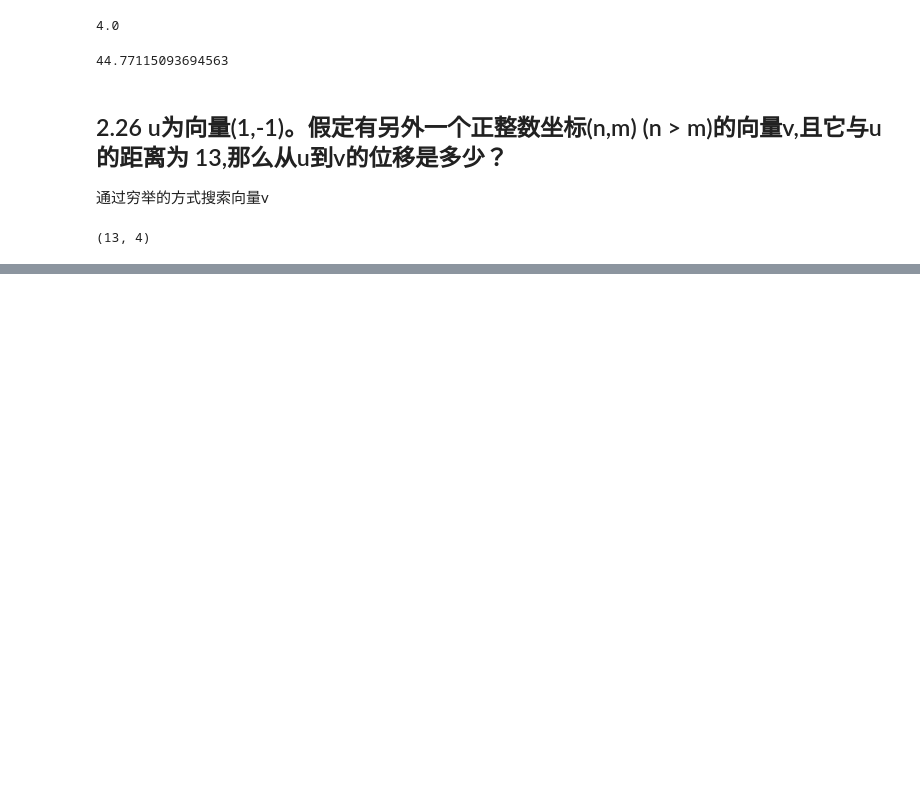
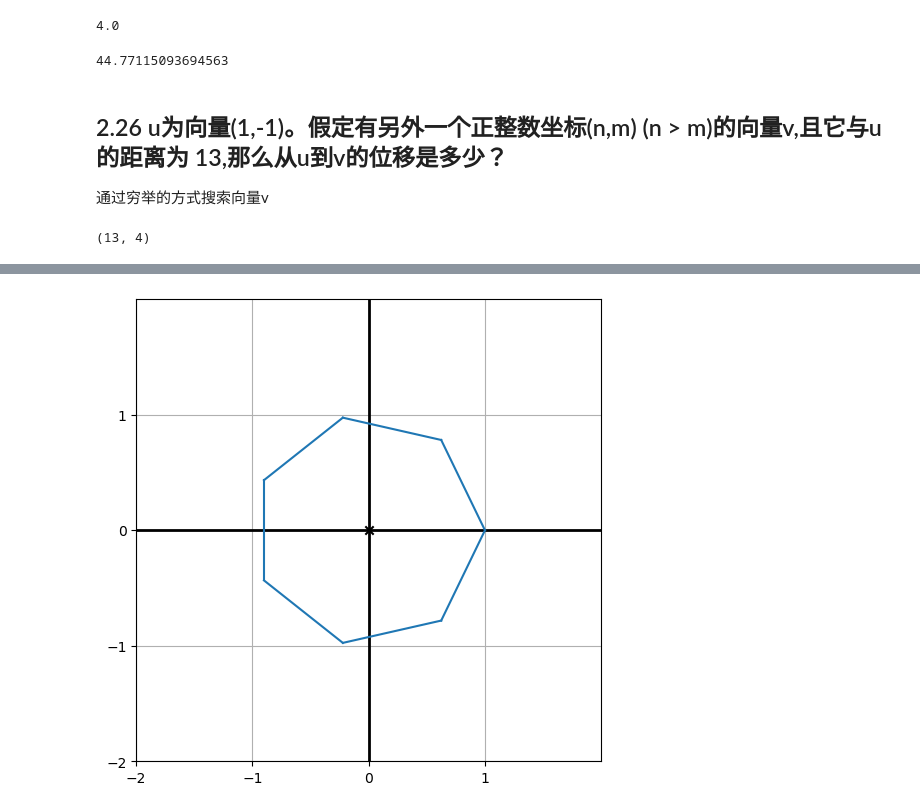
Before and after one commit to yuan-yuan-jia/programmer-s-math, a Jupyter notebook: projects/my_codes/Chapter 02/practice.ipynb, the cells around one changed output, grey strips where cells are left out. Saved outputs shown, nothing was run; the diff lists cells and outputs as text; code cells hidden in the pictures; blank space fills up the shorter version.

```diff
--- a/projects/my_codes/Chapter 02/practice.ipynb
+++ b/projects/my_codes/Chapter 02/practice.ipynb
@@ -142,0 +191,11 @@ for n in range(-12,15):
+# %%
+# 基于原点对向量(1,0)进行n次均匀的旋转，从而得到了各个顶点
+def regular_polygon(n):
+    return [to_cartesian((1,2*pi*k/n)) for k in range(0,n)]
+# %%
+_7_polygon=regular_polygon(7)
+draw(
+    Polygon(*_7_polygon,color=blue)
+)
+# %% [output]
+[figure, added]
```
Also changed, not shown: parts of 12 cells of this notebook.
